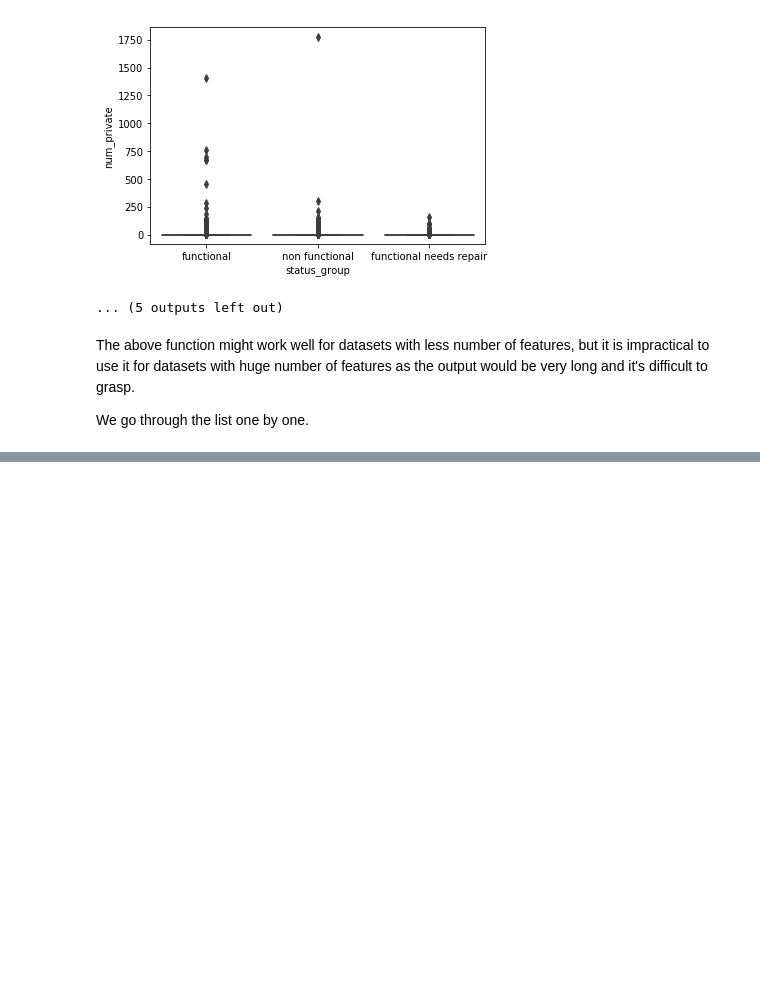
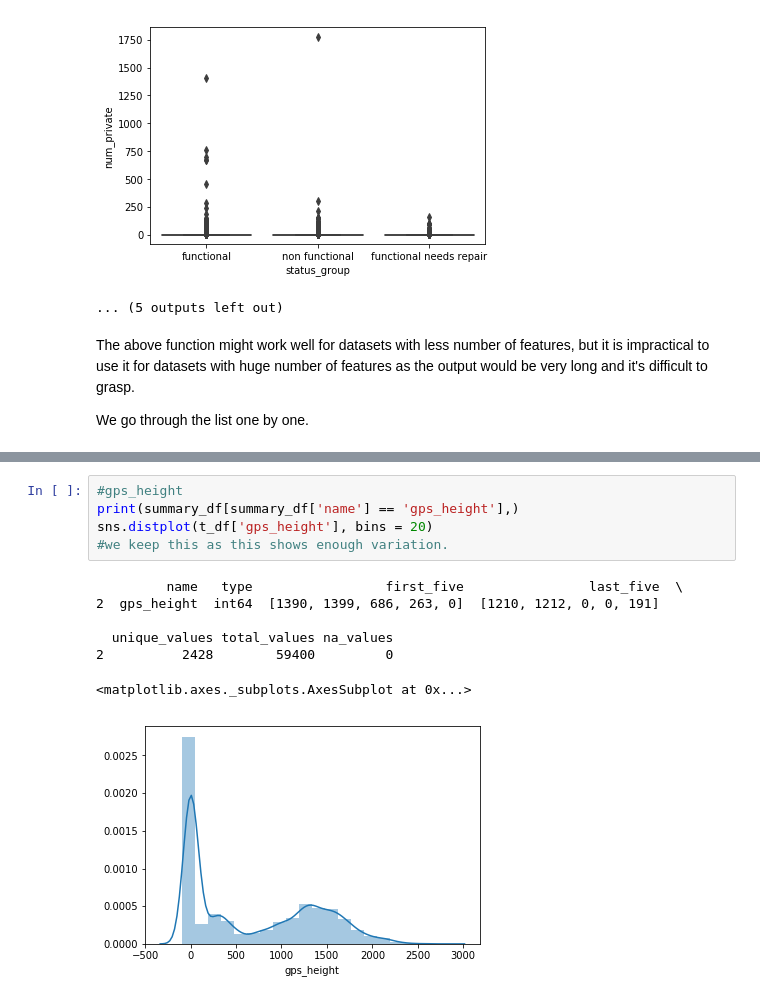
Before and after one commit to karun-r/pumpitup, a Jupyter notebook: notebooks/EDA.ipynb, the cells around one changed output, grey strips where cells are left out. Drawn from its saved outputs; the diff is of its cells as text; blank space fills up the shorter version.

```diff
--- a/notebooks/EDA.ipynb
+++ b/notebooks/EDA.ipynb
@@ -355,0 +293,13 @@ ValueError: shapes (59400,3) and (59400,3) not aligned: 3 (dim 1) != 59400 (dim
+# %%
+#gps_height
+print(summary_df[summary_df['name'] == 'gps_height'],)
+sns.distplot(t_df['gps_height'], bins = 20)
+#we keep this as this shows enough variation.
+# %% [output]
+         name   type                 first_five                last_five  \
+2  gps_height  int64  [1390, 1399, 686, 263, 0]  [1210, 1212, 0, 0, 191]
+
+  unique_values total_values na_values
+2          2428        59400         0
+<matplotlib.axes._subplots.AxesSubplot at 0x...>
+[figure, added]
```
Also changed, not shown: parts of 37 cells of this notebook.
